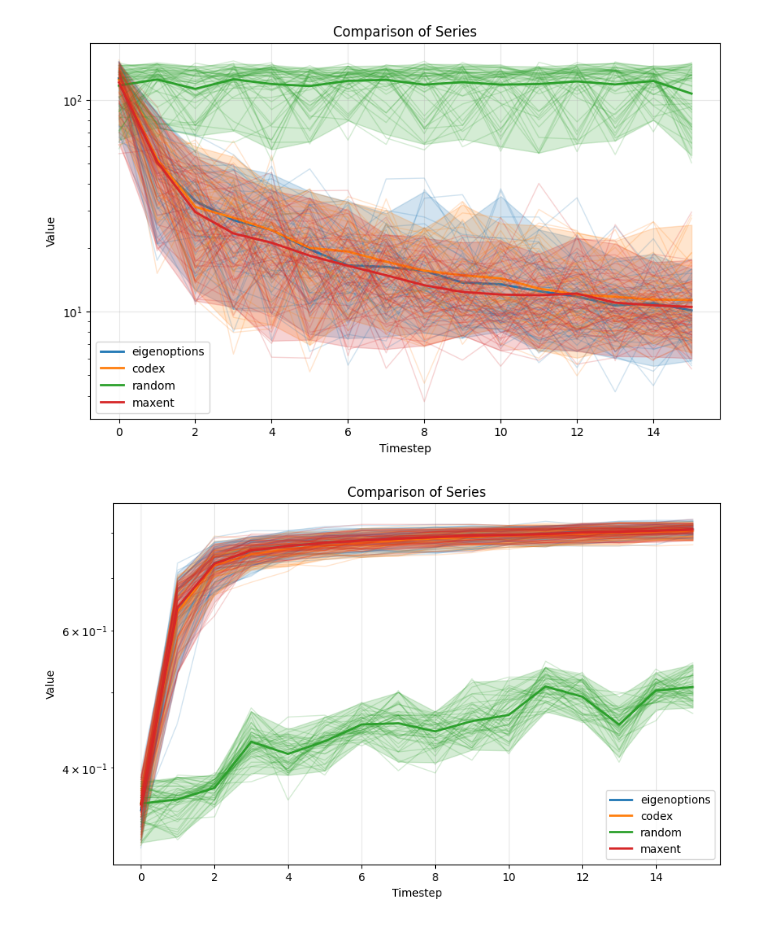
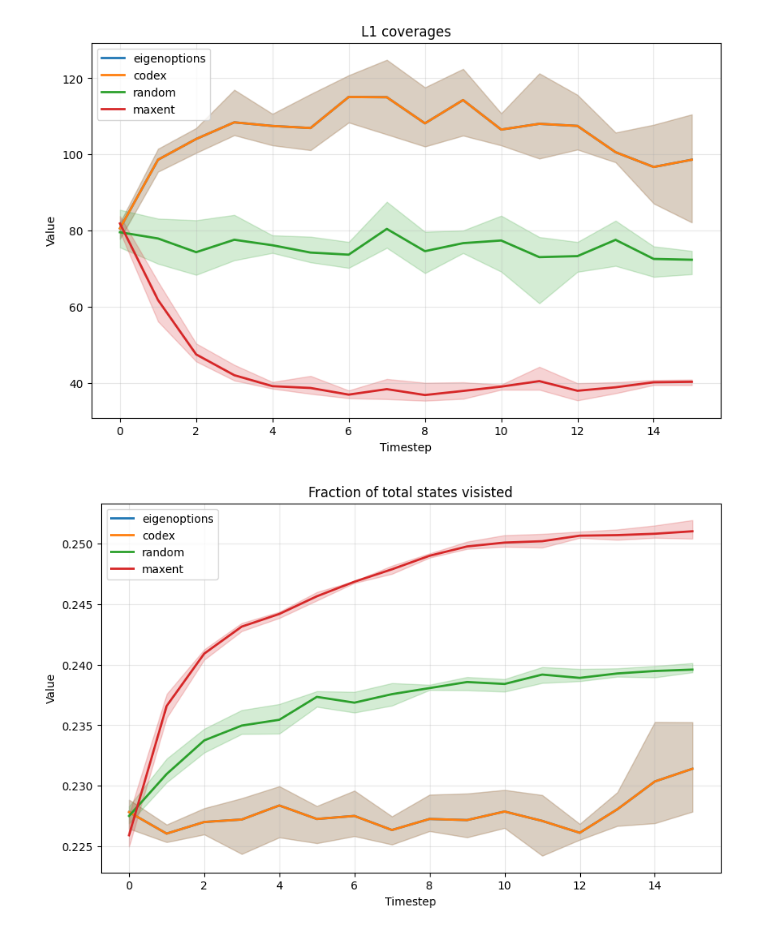
Before and after one commit to aaronma1/l1-cov, a Jupyter notebook: analysis.ipynb, the cells around one changed output. Saved outputs shown, nothing was run; the diff lists cells and outputs as text; code cells hidden in the pictures.

```diff
--- a/analysis.ipynb
+++ b/analysis.ipynb
@@ -16,20 +16,22 @@ def read_pickle(save_name):
     with open(save_name, "rb") as f:
         return pickle.load(f)
 
-EXP_DIR="out/Mountaincar-Easy"
+EXP_DIR="out/pendulum1"
 params = read_pickle(os.path.join(EXP_DIR, "params.pkl"))
 
 
 l1_random = read_pickle(os.path.join(EXP_DIR, "random_l1_covs.pkl"))
 l1_eig = read_pickle(os.path.join(EXP_DIR, "eigenoptions_l1_covs.pkl"))
-l1_cov = read_pickle(os.path.join(EXP_DIR, "codex_l1_covs.pkl"))
+# l1_cov = read_pickle(os.path.join(EXP_DIR, "codex_l1_covs.pkl"))
+l1_cov = l1_eig
 l1_maxent = read_pickle(os.path.join(EXP_DIR, "maxent_l1_covs.pkl"))
 
 
 stats_maxent = read_pickle(os.path.join(EXP_DIR, "maxent_stats.pkl"))
 stats_random = read_pickle(os.path.join(EXP_DIR, "random_stats.pkl"))
 stats_eig = read_pickle(os.path.join(EXP_DIR, "eigenoptions_stats.pkl"))
-stats_cov = read_pickle(os.path.join(EXP_DIR, "codex_stats.pkl"))
+# stats_cov = read_pickle(os.path.join(EXP_DIR, "codex_stats.pkl"))
+stats_cov = stats_eig
 base_args = params["base_args"]
 # %%
 
@@ -78,39 +80,38 @@ def plot_competing(*datasets, labels=None, colors=None, title="Comparison of Ser
         timesteps = np.arange(len(mean))
 
         # Plot the Mean Line
-        plt.yscale("log")
         plt.plot(timesteps, mean, label=labels[i], color=colors[i], linewidth=2)
 
         # Plot the Shaded Region (Upper and Lower bounds)
         plt.fill_between(
             timesteps,
             lower,
             upper,
             color=colors[i],
             alpha=0.2  # Low alpha for transparency
         )
-        for j in range(n):
-            plt.plot(timesteps, data[j], color=colors[i], linewidth=1, alpha=0.2)
+        # for j in range(n):
+        #     plt.plot(timesteps, data[j], color=colors[i], linewidth=1, alpha=0.2)
 
     plt.xlabel("Timestep")
     plt.ylabel("Value")
     plt.title(title)
     plt.legend()
     plt.grid(True, alpha=0.3)
     plt.show()
 
 
-plot_competing(l1_eig, l1_cov, l1_random, l1_maxent, labels=["eigenoptions", "codex", "random", "maxent"])
+plot_competing(l1_eig, l1_cov, l1_random, l1_maxent, labels=["eigenoptions", "codex", "random", "maxent"], title="L1 coverages" )
 
 stats = [stats_eig, stats_cov, stats_random, stats_maxent]
 
 usv_eig, usv_cov, usv_random, usv_maxent = (i["visited_sa_ratio"] for i in stats)
 
 
-plot_competing(usv_eig, usv_cov, usv_random, usv_maxent, labels=["eigenoptions", "codex", "random", "maxent"])
+plot_competing(usv_eig, usv_cov, usv_random, usv_maxent, labels=["eigenoptions", "codex", "random", "maxent"], title="Fraction of total states visisted")
 
 usv_eig, usv_cov, usv_random, usv_maxent = (i["p_sa_entropy"] for i in stats)
-plot_competing(usv_eig, usv_cov, usv_random, usv_maxent, labels=["eigenoptions", "codex", "random", "maxent"])
+plot_competing(usv_eig, usv_cov, usv_random, usv_maxent, labels=["eigenoptions", "codex", "random", "maxent"], title="State-Action Density Entropy")
 # %% [output]
-[figure, old version]
+[figure, new version]
-[figure, old version]
+[figure, new version]
```
Also changed, not shown: parts of 3 cells of this notebook, 17 other files.
